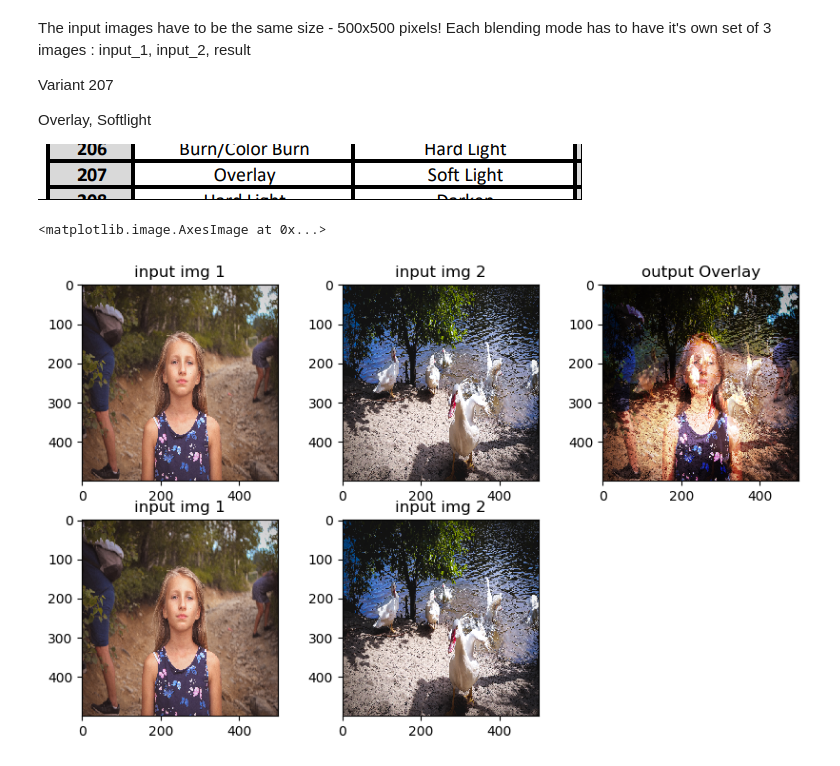
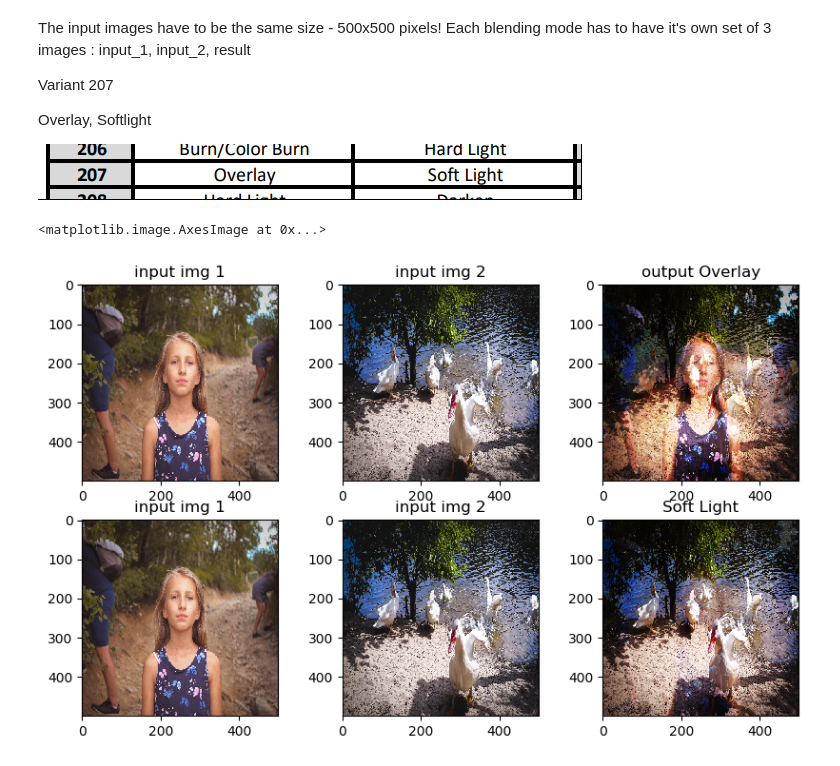
Before and after one commit to Azhniuk/RTU, a Jupyter notebook: Python/Computer Graphics and Image Processing/Lab5-08-12-22.ipynb, the cells around one changed output. Cells and saved outputs as stored; diff of their text form; code cells hidden in the pictures.

```diff
--- a/Python/Computer Graphics and Image Processing/Lab5-08-12-22.ipynb
+++ b/Python/Computer Graphics and Image Processing/Lab5-08-12-22.ipynb
@@ -23,6 +23,7 @@ Overlay, Softlight
 #libraries
 import numpy as np
 from numpy import asarray
+import math
 
 #image processing
 import cv2
@@ -44,19 +45,16 @@ im_rgb_B = cv2.cvtColor(image2, cv2.COLOR_BGR2RGB)
 #Resize so both images are the same size
 resized_img_A = cv2.resize(im_rgb_A, (500,500))
 resized_img_B = cv2.resize(im_rgb_B, (500,500))
-resized_img_С = cv2.resize(im_rgb_B, (500,500))
 
 # convert image to numpy array
 data_A = asarray(resized_img_A)
 data_B = asarray(resized_img_B)
-data_C = asarray(resized_img_С)
-
 
 #normalize values to an interval from 0 to 1
 image_norm_A = data_A/255.0
 image_norm_B = data_B/255.0
 
-image_norm_C = data_C/255.0
+
 
 
 for i in range (len(image_norm_A)):
@@ -66,38 +64,51 @@ for i in range (len(image_norm_A)):
                 image_norm_C[i, j, k] = 2 * image_norm_A[i, j, k] * image_norm_B[i, j, k]
             else:
                 image_norm_C[i, j, k] = 1 - (2 * (1 - image_norm_A[i, j, k]) * (1 - image_norm_B[i, j, k]))
+
+
+
+for i in range (len(image_norm_A)):
+    for j in range(len(image_norm_A)):
+        for k in range(3):
+            if(image_norm_A[i, j, k] <= 0.5):
+                image_norm_D[i, j, k] = (2 * image_norm_A[i, j, k] - 1) * (image_norm_B[i, j, k] - image_norm_B[i, j, k] ** 2) + image_norm_B[i, j, k]
+            else:
+                image_norm_D[i, j, k] = (2 * image_norm_A[i, j, k] - 1) * (math.sqrt(image_norm_B[i, j, k]) - image_norm_B[i, j, k]) + image_norm_B[i, j, k]
 
 
 
 
 
 
 
 
 
 
 #test output for input images
 fig = plt.figure(figsize=(10, 6), dpi=100, facecolor='w', edgecolor='k')
 ax1 = fig.add_subplot(2,3,1)
 ax1.title.set_text('input img 1')
 ax1.imshow(resized_img_A)
 
 ax2 = fig.add_subplot(2,3,2)
 ax2.title.set_text('input img 2')
 ax2.imshow(resized_img_B)
 
-ax3 = fig.add_subplot(2,3,3)
-ax3.title.set_text('output Overlay')
-ax3.imshow(image_norm_C)
-
-
 ax4 = fig.add_subplot(2,3,4)
 ax4.title.set_text('input img 1')
 ax4.imshow(resized_img_A)
 
 ax5 = fig.add_subplot(2,3,5)
 ax5.title.set_text('input img 2')
 ax5.imshow(resized_img_B)
+
+ax3 = fig.add_subplot(2,3,3)
+ax3.title.set_text('output Overlay')
+ax3.imshow(image_norm_C)
+
+ax6 = fig.add_subplot(2,3,6)
+ax6.title.set_text('Soft Light')
+ax6.imshow(image_norm_D)
 # %% [output]
 <matplotlib.image.AxesImage at 0x...>
-[figure, old version]
+[figure, new version]
```
Also changed, not shown: parts of 1 cell of this notebook.
